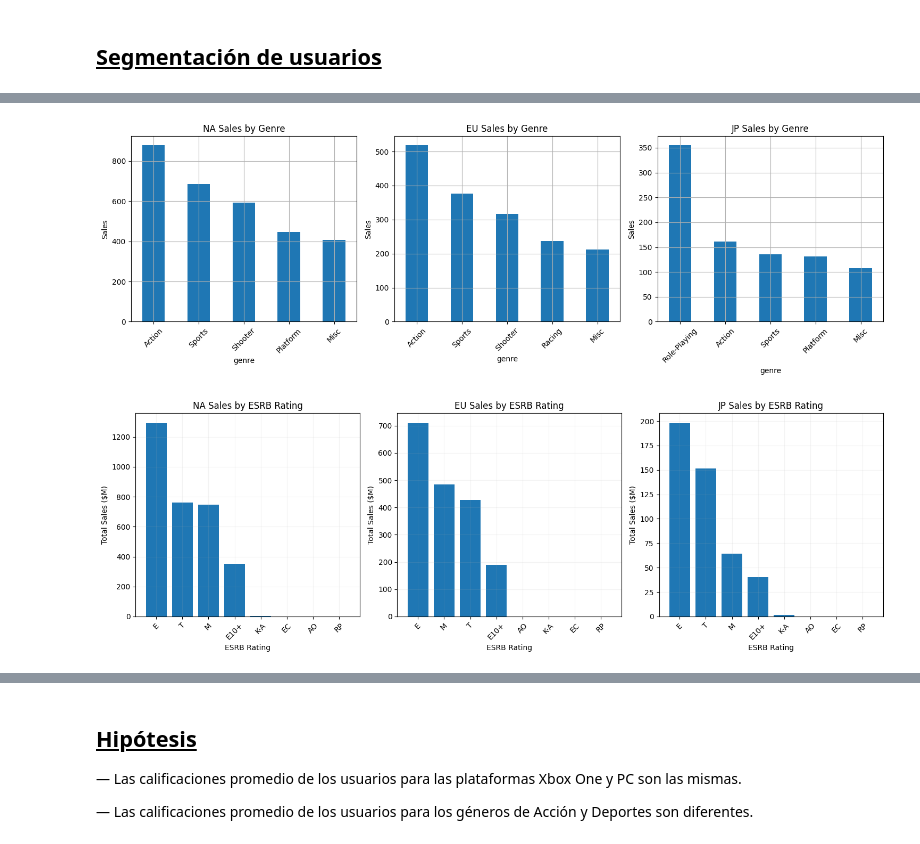
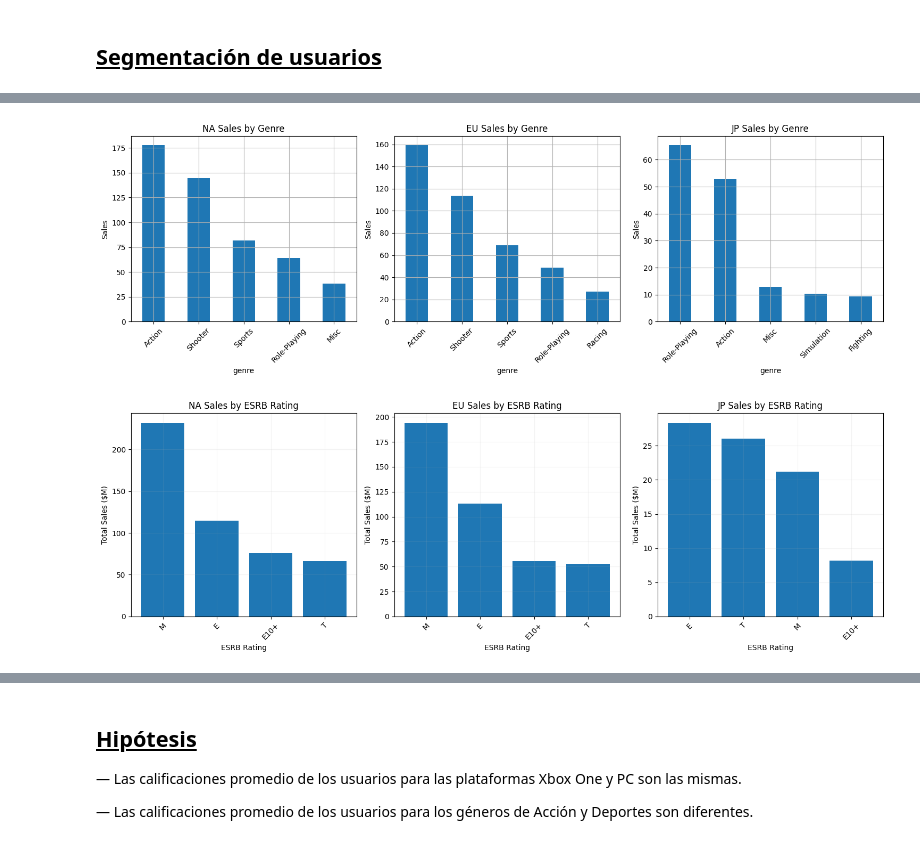
Before and after one commit to aldomelladop/s5_proyecto_integrado, a Jupyter notebook: notebooks/proyecto_sprint_5.ipynb, the cells around one changed output, grey strips where cells are left out. Cells and saved outputs as stored; diff of their text form; code cells hidden in the pictures.

```diff
--- a/notebooks/proyecto_sprint_5.ipynb
+++ b/notebooks/proyecto_sprint_5.ipynb
@@ -234,7 +239,8 @@ def show_summary(data_frame: pd.DataFrame):
         sns.countplot(y=column, data=data_frame)
         plt.show()
 # %%
-df_games = execute_analysis('games.csv', normalize_cols=True, check_duplicates=False, show_summary_flag=False)
+df_games = execute_analysis(
+    'games.csv', normalize_cols=True, check_duplicates=False, show_summary_flag=False)
 # %% [output]
 Intentando leer desde: e:\Documentos\TripleTen\s5_proyecto_integrado\datasets/games.csv
 No se encontró el archivo en: e:\Documentos\TripleTen\s5_proyecto_integrado\datasets/games.csv
@@ -408,5 +414,7 @@ print(f"{ratio * 100:.2f}%")
 1.61%
 # %%
 # Convertir los valores no enteros y NaN a NaN
-df_games['year_of_release'] = pd.to_numeric(df_games['year_of_release'], errors='coerce')     # Convierte no numéricos a NaN
+df_games['year_of_release'] = pd.to_numeric(
+    # Convierte no numéricos a NaN
+    df_games['year_of_release'], errors='coerce')
 # %% [markdown]
@@ -445,22 +453,24 @@ año_mas_reciente = df_games['year_of_release'].max()
 año_inicio = año_mas_reciente - 5  # Los últimos 5 años
 
 # Filtrar el DataFrame para incluir solo estos años
-df_games_recent = df_games[df_games['year_of_release'] >= año_inicio]
+df_games_recent = df_games[df_games['year_of_release'] > año_inicio].copy()
 # %%
 # Crear la columna 'total_sales' sumando j_p_sales, e_u_sales y n_a_sales
-df_games_recent['total_sales'] = df_games_recent['j_p_sales'] + df_games_recent['e_u_sales'] + df_games_recent['n_a_sales'] + df_games_recent['other_sales']
+df_games_recent['total_sales'] = df_games_recent['j_p_sales'] + \
+    df_games_recent['e_u_sales'] + \
+    df_games_recent['n_a_sales'] + df_games_recent['other_sales']
 
 # Crear el pivot table para ventas por plataforma y año
 ventas_por_plataforma_año = df_games_recent.pivot_table(index='year_of_release',
-                                                 values='total_sales',
-                                                 columns='platform',
-                                                 aggfunc='sum')
+                                                        values='total_sales',
+                                                        columns='platform',
+                                                        aggfunc='sum')
 
 # Sumar ventas totales para cada plataforma a lo largo de los años
 ventas_totales_por_plataforma = ventas_por_plataforma_año.sum().sort_values(ascending=False)
 
 # Seleccionar las top N plataformas con mayores ventas totales
-top_plataformas = ventas_totales_por_plataforma.head().index
+top_plataformas = ventas_totales_por_plataforma.head(10).index
 
 # Filtrar el pivot table para incluir solo las top plataformas
 ventas_top_plataformas = ventas_por_plataforma_año[top_plataformas]
@@ -476,7 +486,7 @@ plt.legend(title='Plataformas', bbox_to_anchor=(1.0, 1), loc='upper left')
 plt.tight_layout()
 
 # Ajustar los límites del eje X
-plt.xlim(2010, 2017)
+plt.xlim(2011, 2017)
 plt.grid()
 
 plt.show()
@@ -806,10 +774,10 @@ plt.show()
 # %%
 # Paso 1: Agrupar las ventas por género en cada región y sumar
-na_sales_by_genre = df_games.groupby(
+na_sales_by_genre = df_games_recent.groupby(
     'genre')['n_a_sales'].sum().sort_values(ascending=False).head(5)
-eu_sales_by_genre = df_games.groupby(
+eu_sales_by_genre = df_games_recent.groupby(
     'genre')['e_u_sales'].sum().sort_values(ascending=False).head(5)
-jp_sales_by_genre = df_games.groupby(
+jp_sales_by_genre = df_games_recent.groupby(
     'genre')['j_p_sales'].sum().sort_values(ascending=False).head(5)
 
 fig, ax = plt.subplots(1, 3, figsize=(15, 5))
@@ -833,48 +801,48 @@ ax[2].tick_params(axis='x', rotation=45)
 plt.tight_layout()
 plt.show()
 # %% [output]
-[figure, old version]
+[figure, new version]
 # %%
 # Agrupar las ventas por clasificación ESRB en cada región
-na_rating = df_games.groupby(
+na_rating = df_games_recent.groupby(
     'rating')['n_a_sales'].sum().sort_values(ascending=False)
-eu_rating = df_games.groupby(
+eu_rating = df_games_recent.groupby(
     'rating')['e_u_sales'].sum().sort_values(ascending=False)
-jp_rating = df_games.groupby(
+jp_rating = df_games_recent.groupby(
     'rating')['j_p_sales'].sum().sort_values(ascending=False)
 
 # Crear un gráfico para visualizar las ventas por clasificación ESRB en cada región
 fig, ax = plt.subplots(1, 3, figsize=(15, 5))
 
 # Gráfico para Norteamérica
 ax[0].bar(na_rating.index, na_rating.values)
 ax[0].set_title('NA Sales by ESRB Rating')
 ax[0].set_xlabel('ESRB Rating')
 ax[0].set_ylabel('Total Sales ($M)')
 ax[0].tick_params(axis='x', rotation=45)
 ax[0].grid(alpha=0.15)
 
 # Gráfico para Europa
 ax[1].bar(eu_rating.index, eu_rating.values)
 ax[1].set_title('EU Sales by ESRB Rating')
 ax[1].set_xlabel('ESRB Rating')
 ax[1].set_ylabel('Total Sales ($M)')
 ax[1].tick_params(axis='x', rotation=45)
 ax[1].grid(alpha=0.15)
 
 # Gráfico para Japón
 ax[2].bar(jp_rating.index, jp_rating.values)
 ax[2].set_title('JP Sales by ESRB Rating')
 ax[2].set_xlabel('ESRB Rating')
 ax[2].set_ylabel('Total Sales ($M)')
 ax[2].tick_params(axis='x', rotation=45)
 ax[2].grid(alpha=0.15)
 
 # Ajustar la disposición de los subplots para evitar solapamientos
 plt.tight_layout()
 plt.show()
 # %% [output]
-[figure, old version]
+[figure, new version]
 # %% [markdown]
 ### <u>Observaciones</u>
 
```
Also changed, not shown: parts of 26 cells of this notebook.
